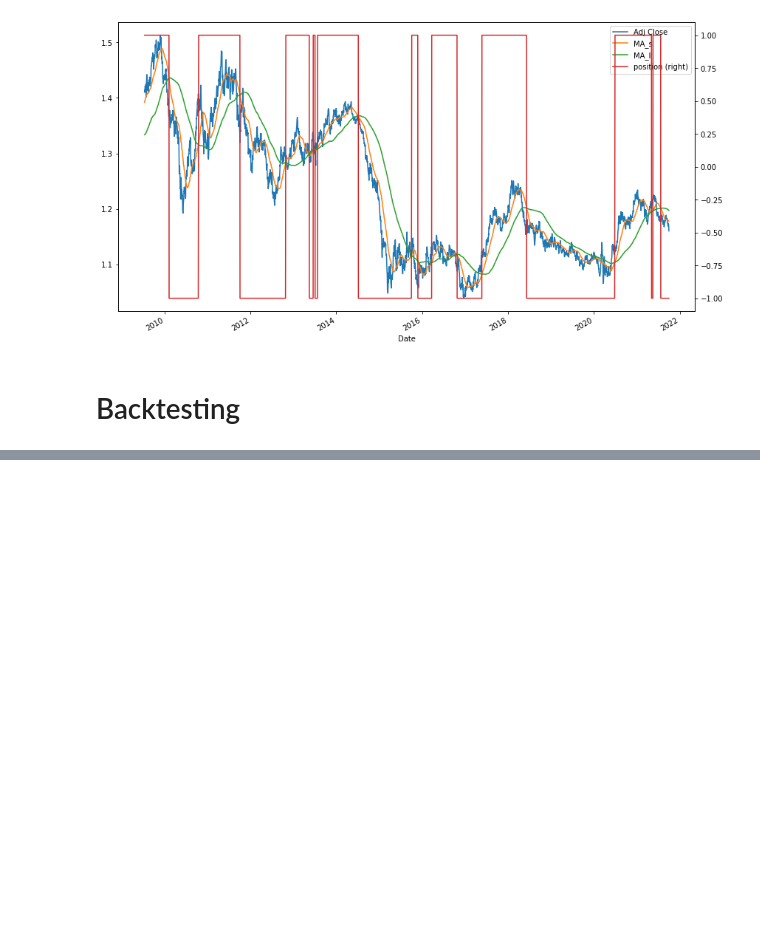
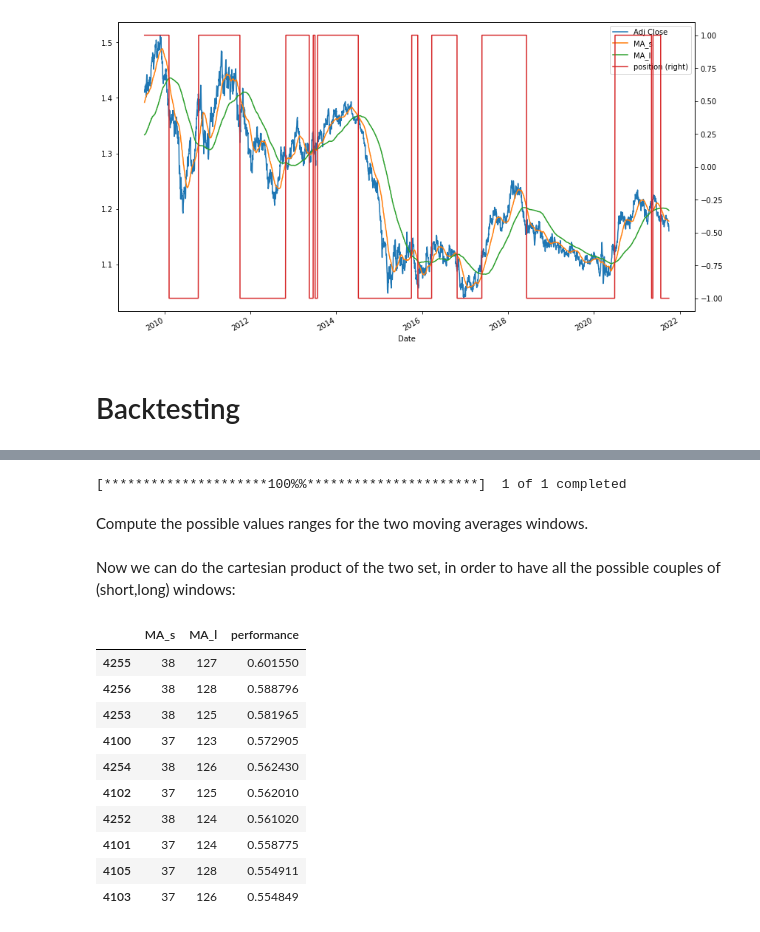
Before and after one commit to alecontuIT/algo_trading_coletti, a Jupyter notebook: 4_moving_averages_crossovers.ipynb, the cells around one changed output, grey strips where cells are left out. Cells and saved outputs as stored; diff of their text form; code cells hidden in the pictures; blank space fills up the shorter version.

```diff
--- a/4_moving_averages_crossovers.ipynb
+++ b/4_moving_averages_crossovers.ipynb
@@ -38,0 +143,5 @@ df['logRet'] = np.log(df['Adj Close']/df['Adj Close'].shift(1))
+# %%
+df = yf.download('EURUSD=X', start ='2008-10-9', end='2021-10-01')['Adj Close'].to_frame()
+df['logRet'] = np.log(df['Adj Close']/df['Adj Close'].shift(1))
+# %% [output]
+[*********************100%%**********************]  1 of 1 completed
@@ -38,0 +160,9 @@ df['logRet'] = np.log(df['Adj Close']/df['Adj Close'].shift(1))
+# %% [markdown]
+Compute the possible values ranges for the two moving averages windows.
+# %%
+# Range for short window
+MA_s_range = range(10,51,1)
+# Range for long window
+MA_l_range = range(100,251,1)
+# %% [markdown]
+Now we can do the cartesian product of the two set, in order to have all the possible couples of (short,long) windows:
@@ -38,0 +182,15 @@ df['logRet'] = np.log(df['Adj Close']/df['Adj Close'].shift(1))
+# %%
+# Show the 10 best performance
+allResults.nlargest(10, 'performance')
+# %% [output]
+|  | MA_s | MA_l | performance |
+| 4255 | 38 | 127 | 0.601550 |
+| 4256 | 38 | 128 | 0.588796 |
+| 4253 | 38 | 125 | 0.581965 |
+| 4100 | 37 | 123 | 0.572905 |
+| 4254 | 38 | 126 | 0.562430 |
+| 4102 | 37 | 125 | 0.562010 |
+| 4252 | 38 | 124 | 0.561020 |
+| 4101 | 37 | 124 | 0.558775 |
+| 4105 | 37 | 128 | 0.554911 |
+| 4103 | 37 | 126 | 0.554849 |
```
Also changed, not shown: parts of 18 cells of this notebook.
